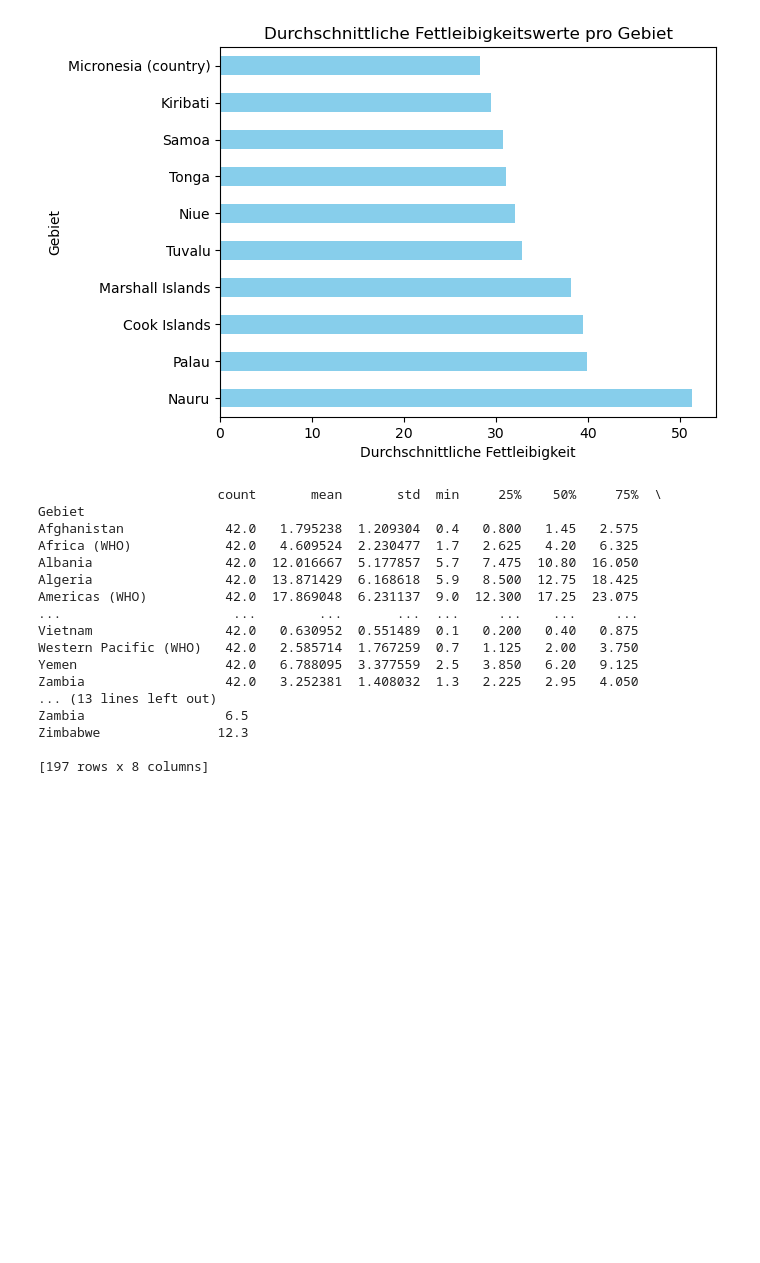
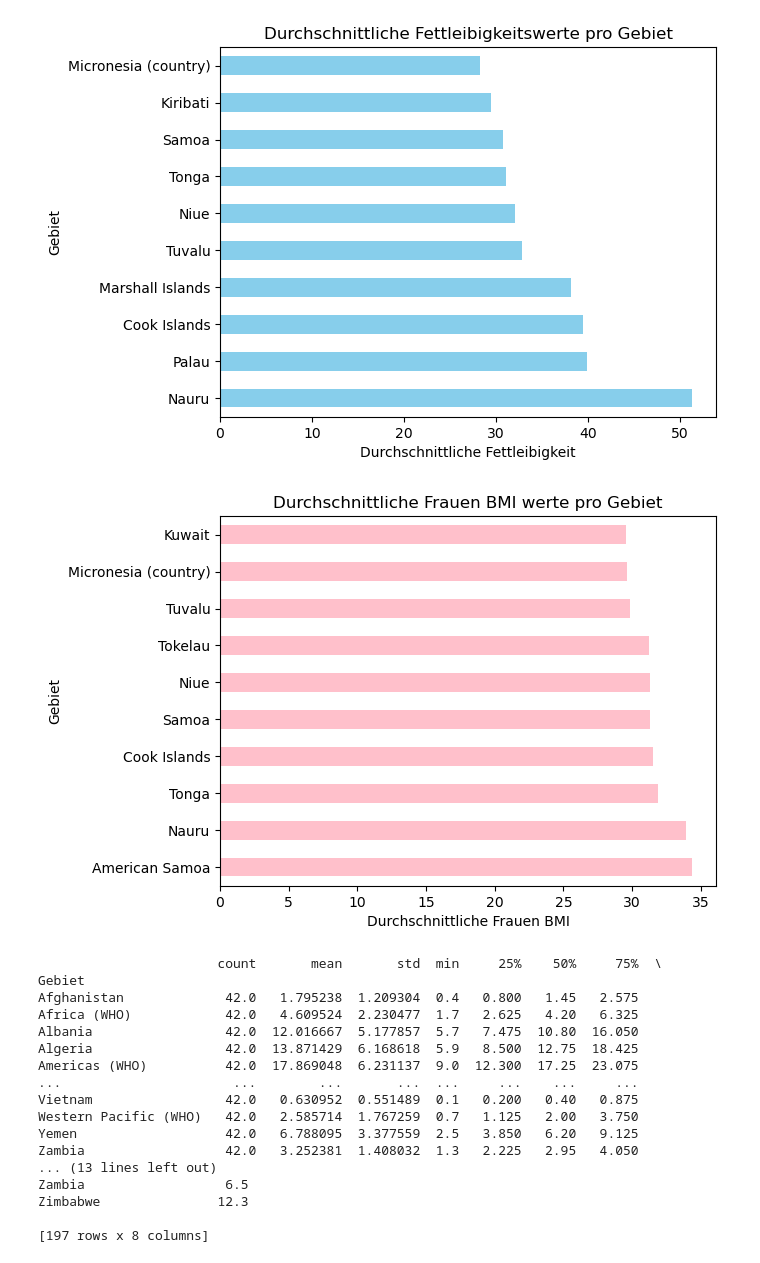
Before and after one commit to simona-cyber/LN-Python, a Jupyter notebook: Grundgerüst_Leistungsnachweis.ipynb, the cells around one changed output. Saved outputs shown, nothing was run; the diff lists cells and outputs as text; code cells hidden in the pictures; blank space fills up the shorter version.

```diff
--- a/Grundgerüst_Leistungsnachweis.ipynb
+++ b/Grundgerüst_Leistungsnachweis.ipynb
@@ -307,6 +473,13 @@ gebiet_avg.plot(kind="barh", xlabel="Durchschnittliche Fettleibigkeit", ylabel="
 plt.show()
 # %% [output]
 [figure]
+# %%
+gebiet_avg = df2.groupby('Gebiet')['Woman BMI'].mean()
+gebiet_avg = gebiet_avg.sort_values(ascending=False).head(10)
+gebiet_avg.plot(kind="barh", xlabel="Durchschnittliche Frauen BMI", ylabel="Gebiet", title="Durchschnittliche Frauen BMI werte pro Gebiet", color='pink')
+plt.show()
+# %% [output]
+[figure, added]
 # %%
 print(df.groupby('Gebiet')['Fettleibigkeit'].describe())
 # %% [output]
```
Also changed, not shown: parts of 30 cells of this notebook.
